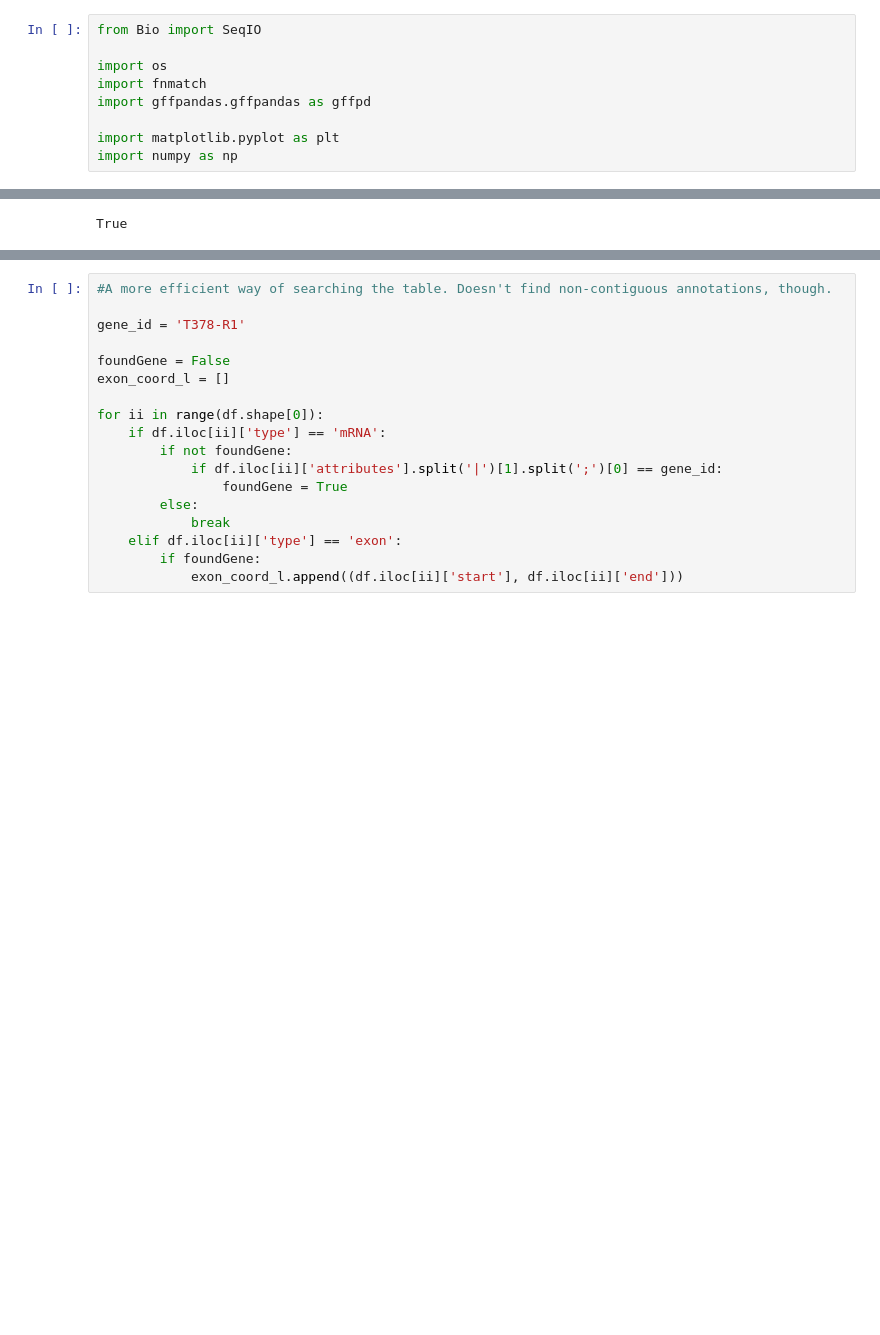
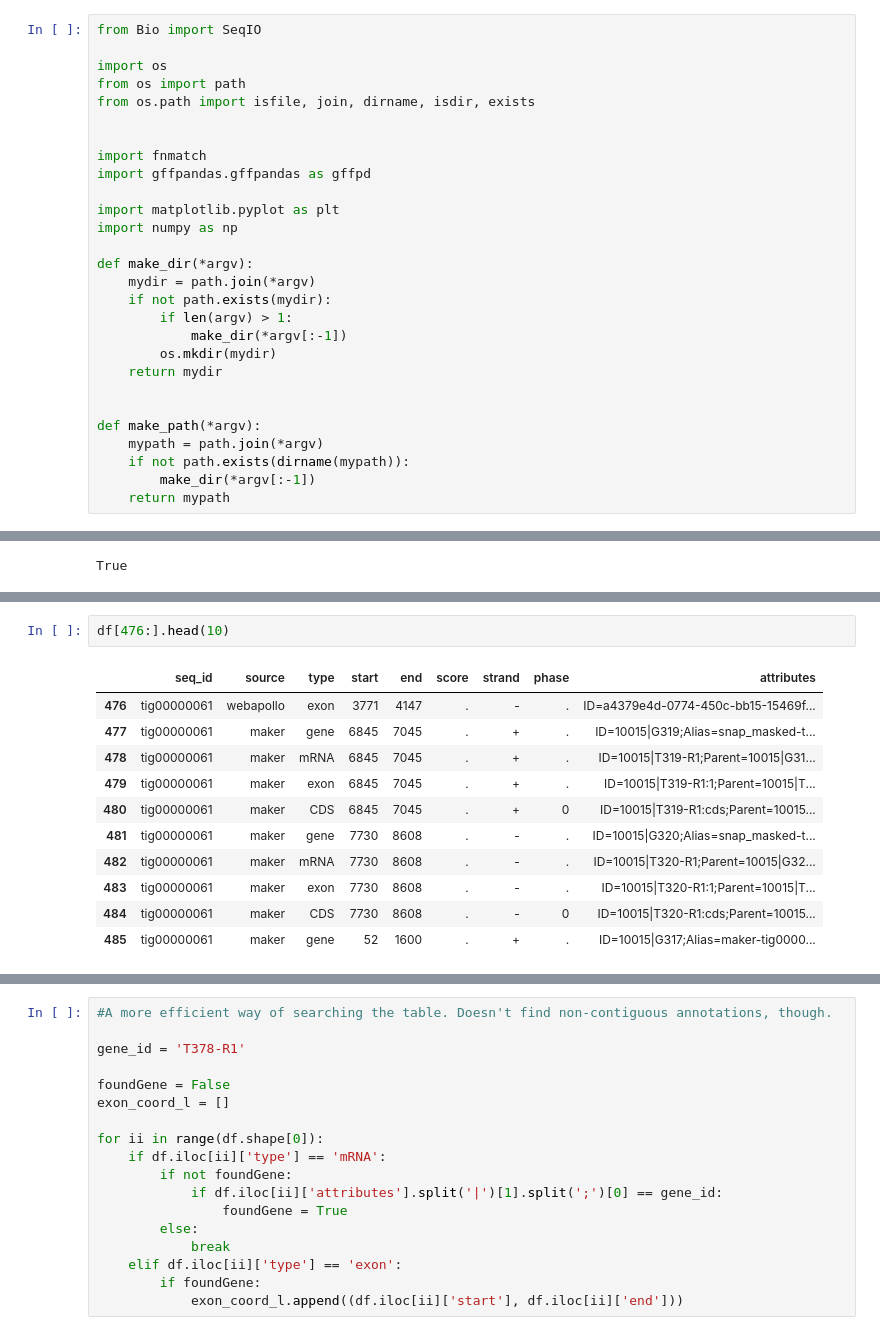
Before and after one commit to oliviasagayaradj/intron_mapper, a Jupyter notebook: intron_mapper.ipynb, the cells around one changed output, grey strips where cells are left out. Saved outputs shown, nothing was run; the diff lists cells and outputs as text; blank space fills up the shorter version.

```diff
--- a/intron_mapper.ipynb
+++ b/intron_mapper.ipynb
@@ -2,9 +2,28 @@
 from Bio import SeqIO
 
 import os
+from os import path
+from os.path import isfile, join, dirname, isdir, exists
+
+
 import fnmatch
 import gffpandas.gffpandas as gffpd
 
 import matplotlib.pyplot as plt
 import numpy as np
+
+def make_dir(*argv):
+    mydir = path.join(*argv)
+    if not path.exists(mydir):
+        if len(argv) > 1:
+            make_dir(*argv[:-1])
+        os.mkdir(mydir)
+    return mydir
+
+
+def make_path(*argv):
+    mypath = path.join(*argv)
+    if not path.exists(dirname(mypath)):
+        make_dir(*argv[:-1])
+    return mypath
 # %%
@@ -85 +148,15 @@ True
+# %%
+df[476:].head(10)
+# %% [output]
+|  | seq_id | source | type | start | end | score | strand | phase | attributes |
+| 476 | tig00000061 | webapollo | exon | 3771 | 4147 | . | - | . | ID=a4379e4d-0774-450c-bb15-15469f... |
+| 477 | tig00000061 | maker | gene | 6845 | 7045 | . | + | . | ID=10015|G319;Alias=snap_masked-t... |
+| 478 | tig00000061 | maker | mRNA | 6845 | 7045 | . | + | . | ID=10015|T319-R1;Parent=10015|G31... |
+| 479 | tig00000061 | maker | exon | 6845 | 7045 | . | + | . | ID=10015|T319-R1:1;Parent=10015|T... |
+| 480 | tig00000061 | maker | CDS | 6845 | 7045 | . | + | 0 | ID=10015|T319-R1:cds;Parent=10015... |
+| 481 | tig00000061 | maker | gene | 7730 | 8608 | . | - | . | ID=10015|G320;Alias=snap_masked-t... |
+| 482 | tig00000061 | maker | mRNA | 7730 | 8608 | . | - | . | ID=10015|T320-R1;Parent=10015|G32... |
+| 483 | tig00000061 | maker | exon | 7730 | 8608 | . | - | . | ID=10015|T320-R1:1;Parent=10015|T... |
+| 484 | tig00000061 | maker | CDS | 7730 | 8608 | . | - | 0 | ID=10015|T320-R1:cds;Parent=10015... |
+| 485 | tig00000061 | maker | gene | 52 | 1600 | . | + | . | ID=10015|G317;Alias=maker-tig0000... |
 # %%
```
Also changed, not shown: parts of 9 cells of this notebook, 2 other files.
